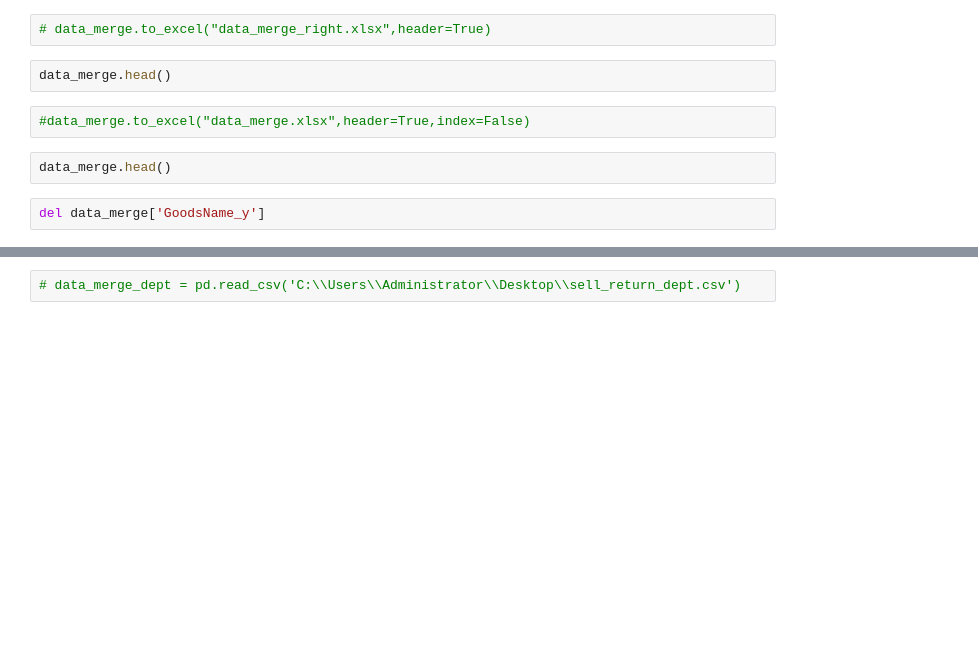
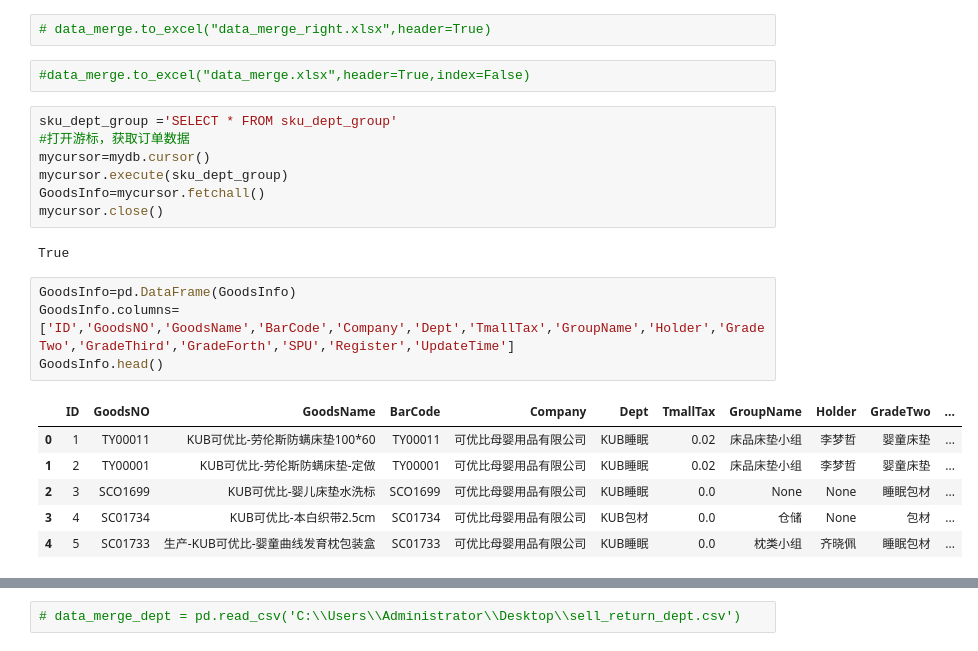
Before and after one commit to Lukes1973/MachineLearning, a Jupyter notebook: Profit_check/profitCheck_shop.ipynb, the cells around one changed output, grey strips where cells are left out. Saved outputs shown, nothing was run; the diff lists cells and outputs as text; blank space fills up the shorter version.

```diff
--- a/Profit_check/profitCheck_shop.ipynb
+++ b/Profit_check/profitCheck_shop.ipynb
@@ -69,12 +97,26 @@ data_merge1.GoodsCount_y.sum()
 # %%
 # data_merge.to_excel("data_merge_right.xlsx",header=True)
-# %%
-data_merge.head()
 # %%
 #data_merge.to_excel("data_merge.xlsx",header=True,index=False)
-# %%
-data_merge.head()
-# %%
-del data_merge['GoodsName_y']
+# %%
+sku_dept_group ='SELECT * FROM sku_dept_group'
+#打开游标，获取订单数据
+mycursor=mydb.cursor()
+mycursor.execute(sku_dept_group)
+GoodsInfo=mycursor.fetchall()
+mycursor.close()
+# %% [output]
+True
+# %%
+GoodsInfo=pd.DataFrame(GoodsInfo)
+GoodsInfo.columns=['ID','GoodsNO','GoodsName','BarCode','Company','Dept','TmallTax','GroupName','Holder','GradeTwo','GradeThird','GradeForth','SPU','Register','UpdateTime']
+GoodsInfo.head()
+# %% [output]
+|  | ID | GoodsNO | GoodsName | BarCode | Company | Dept | TmallTax | GroupName | Holder | GradeTwo | ... |
+| 0 | 1 | TY00011 | KUB可优比-劳伦斯防螨床垫100*60 | TY00011 | 可优比母婴用品有限公司 | KUB睡眠 | 0.02 | 床品床垫小组 | 李梦哲 | 婴童床垫 | ... |
+| 1 | 2 | TY00001 | KUB可优比-劳伦斯防螨床垫-定做 | TY00001 | 可优比母婴用品有限公司 | KUB睡眠 | 0.02 | 床品床垫小组 | 李梦哲 | 婴童床垫 | ... |
+| 2 | 3 | SCO1699 | KUB可优比-婴儿床垫水洗标 | SCO1699 | 可优比母婴用品有限公司 | KUB睡眠 | 0.0 | None | None | 睡眠包材 | ... |
+| 3 | 4 | SC01734 | KUB可优比-本白织带2.5cm | SC01734 | 可优比母婴用品有限公司 | KUB包材 | 0.0 | 仓储 | None | 包材 | ... |
+| 4 | 5 | SC01733 | 生产-KUB可优比-婴童曲线发育枕包装盒 | SC01733 | 可优比母婴用品有限公司 | KUB睡眠 | 0.0 | 枕类小组 | 齐晓佩 | 睡眠包材 | ... |
 # %%
 #获取商品小组对应情况
```
Also changed, not shown: parts of 75 cells of this notebook, 1 other file.
